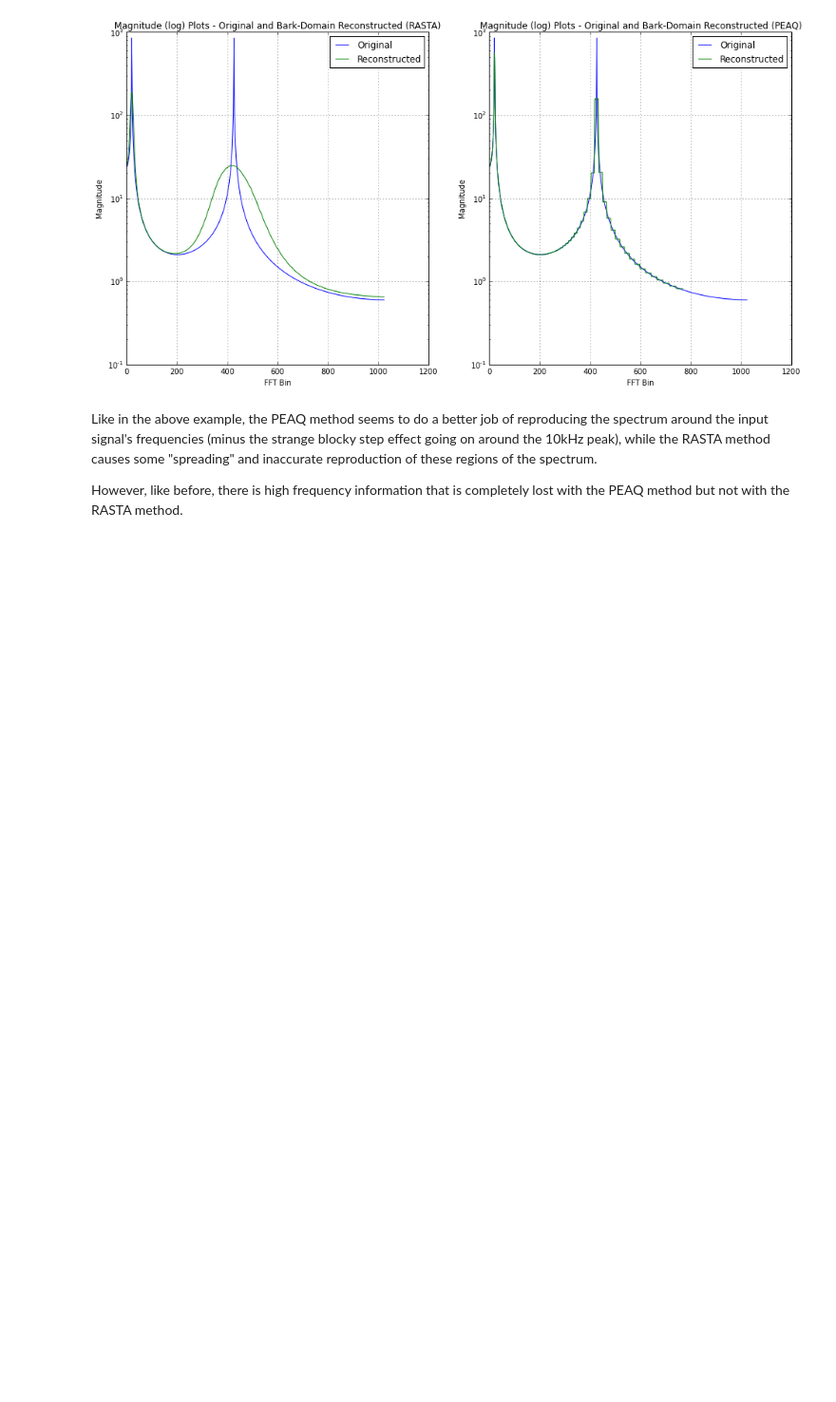
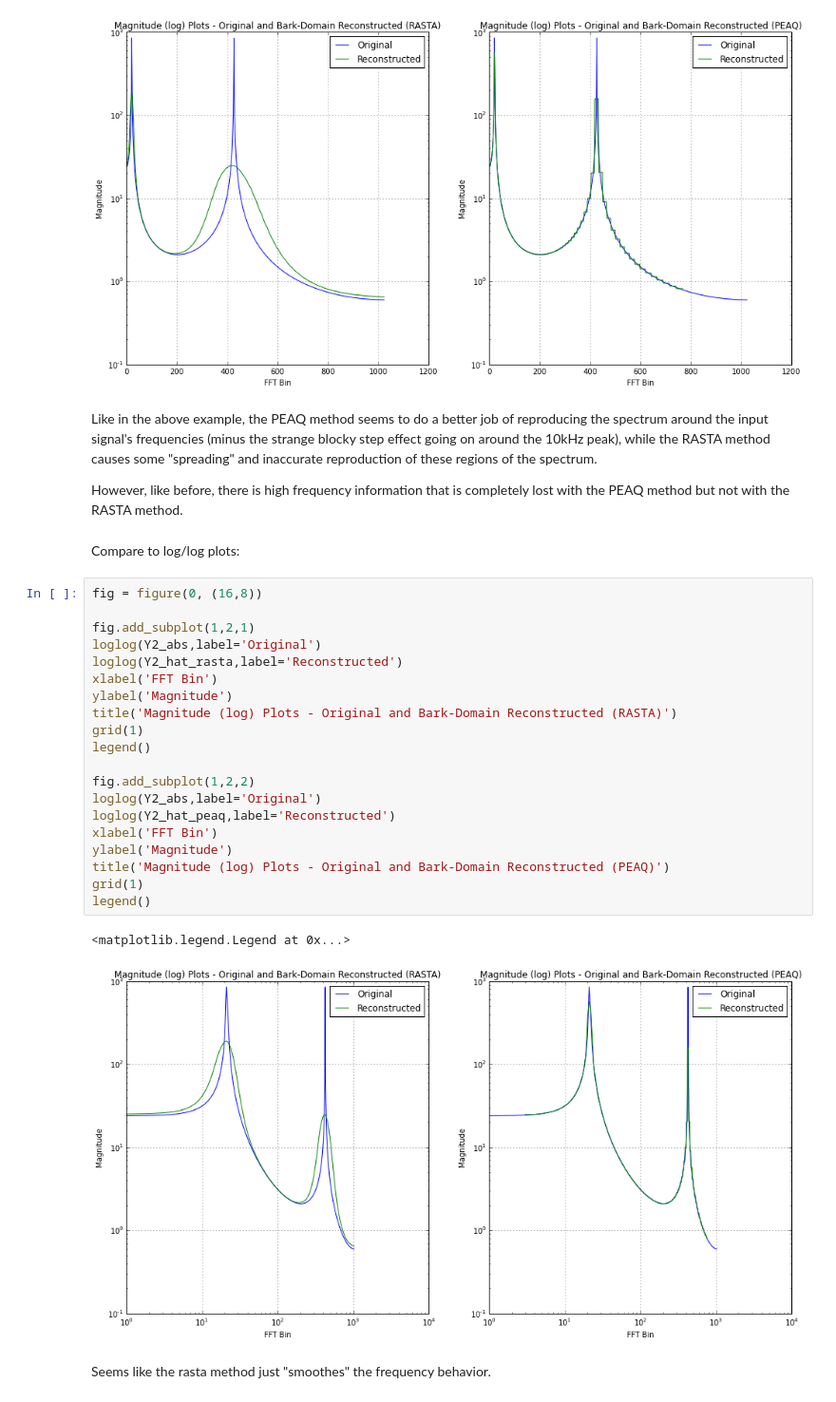
Before and after one commit to stephencwelch/Perceptual-Coding-In-Python, a Jupyter notebook: Bark Domain Transform.ipynb, the cells around one changed output. Shown at 95% size. Drawn from its saved outputs; the diff is of its cells as text; blank space fills up the shorter version.

Commit message:
Slight addition to bark notebook

```diff
--- a/Bark Domain Transform.ipynb
+++ b/Bark Domain Transform.ipynb
@@ -471,3 +471,30 @@ legend()
 Like in the above example, the PEAQ method seems to do a better job of reproducing the spectrum around the input signal's frequencies (minus the strange blocky step effect going on around the 10kHz peak), while the RASTA method causes some "spreading" and inaccurate reproduction of these regions of the spectrum.
 
 However, like before, there is high frequency information that is completely lost with the PEAQ method but not with the RASTA method.
+# %% [markdown]
+Compare to log/log plots:
+# %%
+fig = figure(0, (16,8))
+
+fig.add_subplot(1,2,1)
+loglog(Y2_abs,label='Original')
+loglog(Y2_hat_rasta,label='Reconstructed')
+xlabel('FFT Bin')
+ylabel('Magnitude')
+title('Magnitude (log) Plots - Original and Bark-Domain Reconstructed (RASTA)')
+grid(1)
+legend()
+
+fig.add_subplot(1,2,2)
+loglog(Y2_abs,label='Original')
+loglog(Y2_hat_peaq,label='Reconstructed')
+xlabel('FFT Bin')
+ylabel('Magnitude')
+title('Magnitude (log) Plots - Original and Bark-Domain Reconstructed (PEAQ)')
+grid(1)
+legend()
+# %% [output]
+<matplotlib.legend.Legend at 0x...>
+[figure, added]
+# %% [markdown]
+Seems like the rasta method just "smoothes" the frequency behavior.
```
Also changed, not shown: 1 other file.
